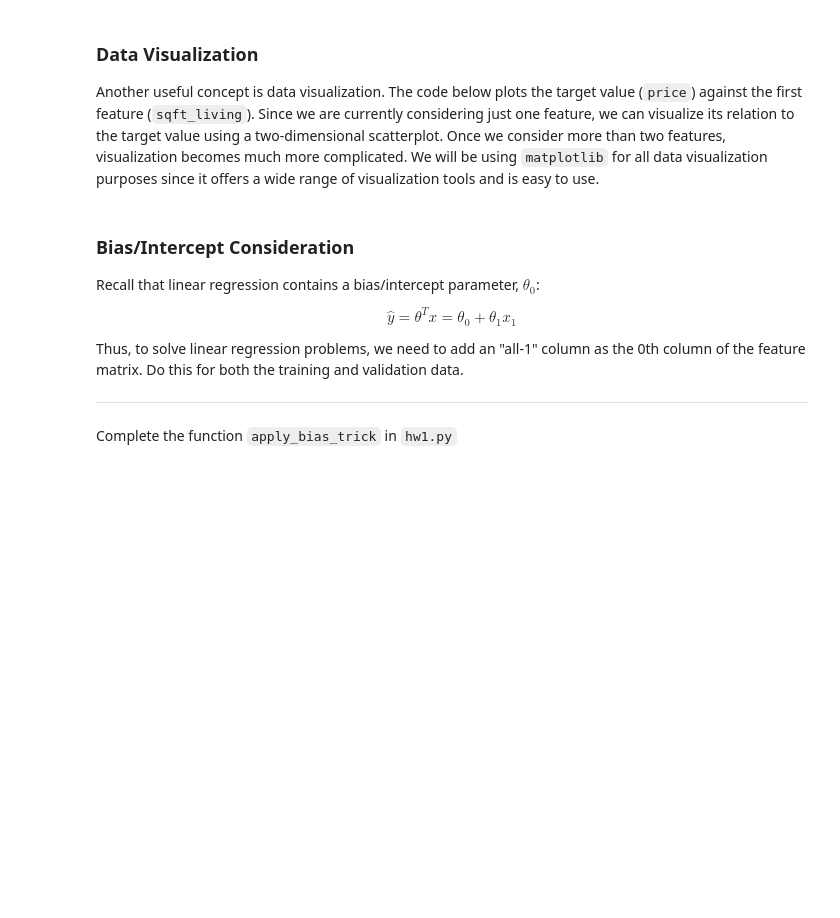
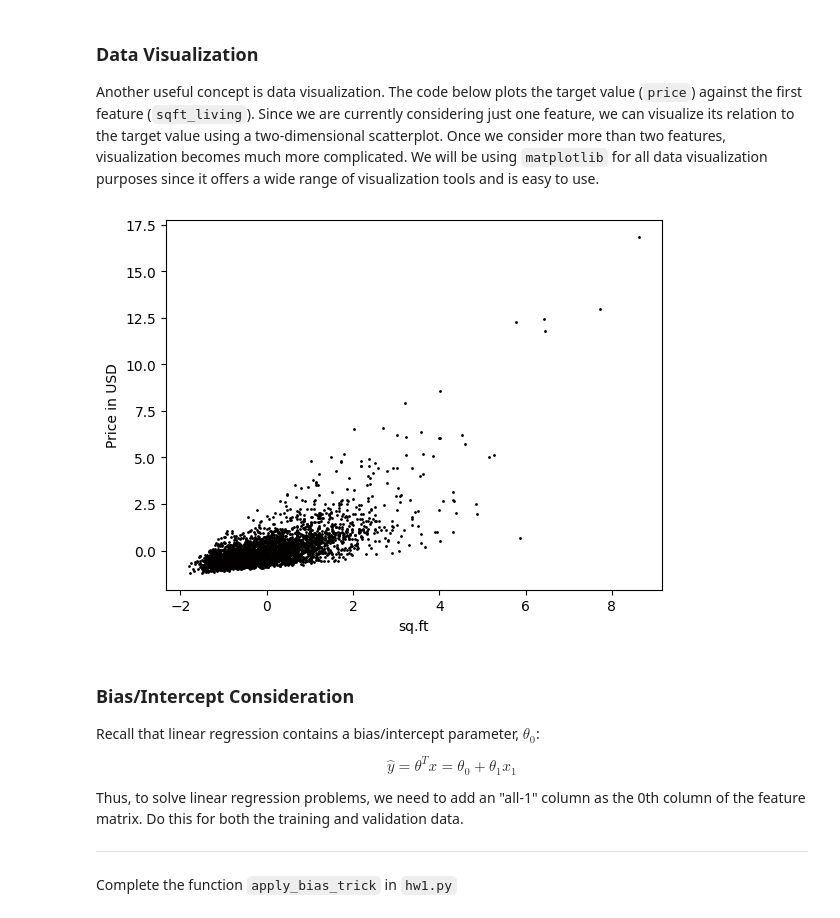
Before and after one commit to guyStrauss/machine-learning-from-data, a Jupyter notebook: hw1/hw1.ipynb, the cells around one changed output. Drawn from its saved outputs; the diff is of its cells as text; code cells hidden in the pictures; blank space fills up the shorter version.

```diff
--- a/hw1/hw1.ipynb
+++ b/hw1/hw1.ipynb
@@ -152,10 +168,13 @@ y_train, y_val = y[idx_train], y[idx_val]
 ### Data Visualization
 Another useful concept is data visualization. The code below plots the target value (`price`) against the first feature (`sqft_living`). Since we are currently considering just one feature, we can visualize its relation to the target value using a two-dimensional scatterplot. Once we consider more than two features, visualization becomes much more complicated. We will be using `matplotlib` for all data visualization purposes since it offers a wide range of visualization tools and is easy to use.
 # %%
-plt.plot(X_train, y_train, 'ro', ms=1, mec='k') # the parameters control the size, shape and color of the scatter plot
+plt.plot(X_train, y_train, 'ro', ms=1,
+         mec='k')  # the parameters control the size, shape and color of the scatter plot
 plt.ylabel('Price in USD')
 plt.xlabel('sq.ft')
 plt.show()
+# %% [output]
+[figure, added]
 # %% [markdown]
 ### Bias/Intercept Consideration
 
```
Also changed, not shown: parts of 30 cells of this notebook, 1 other file.
